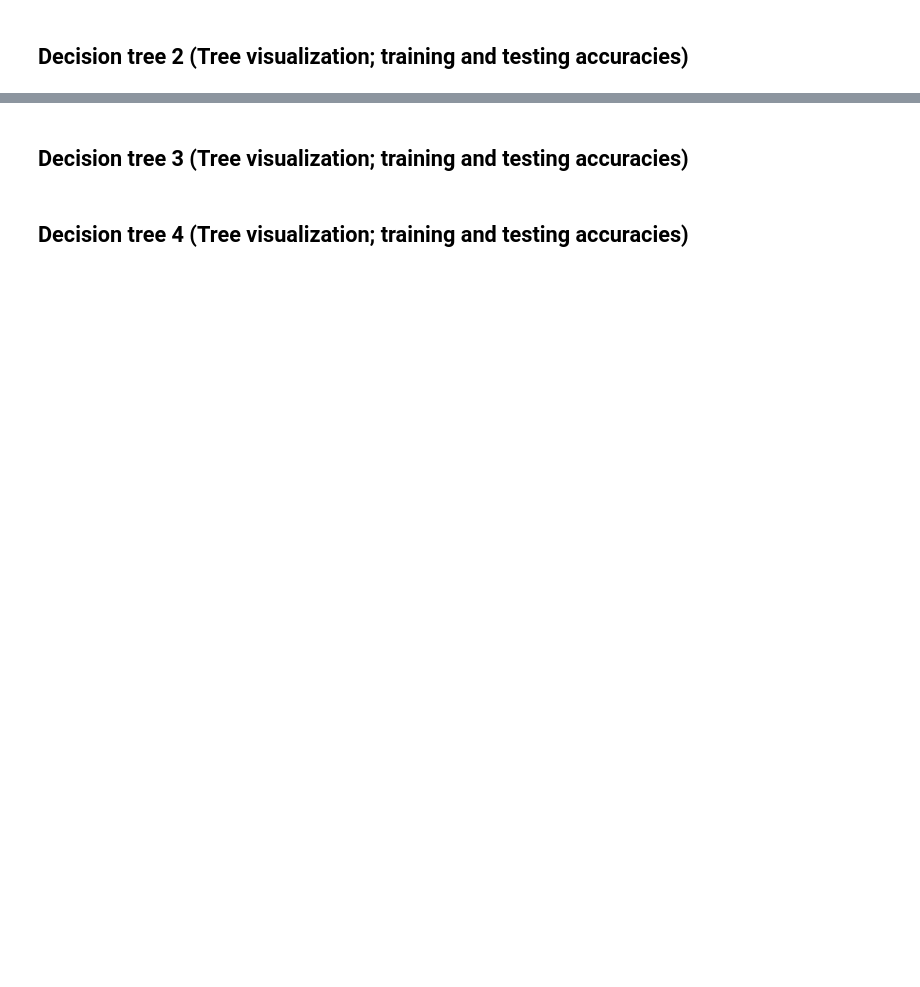
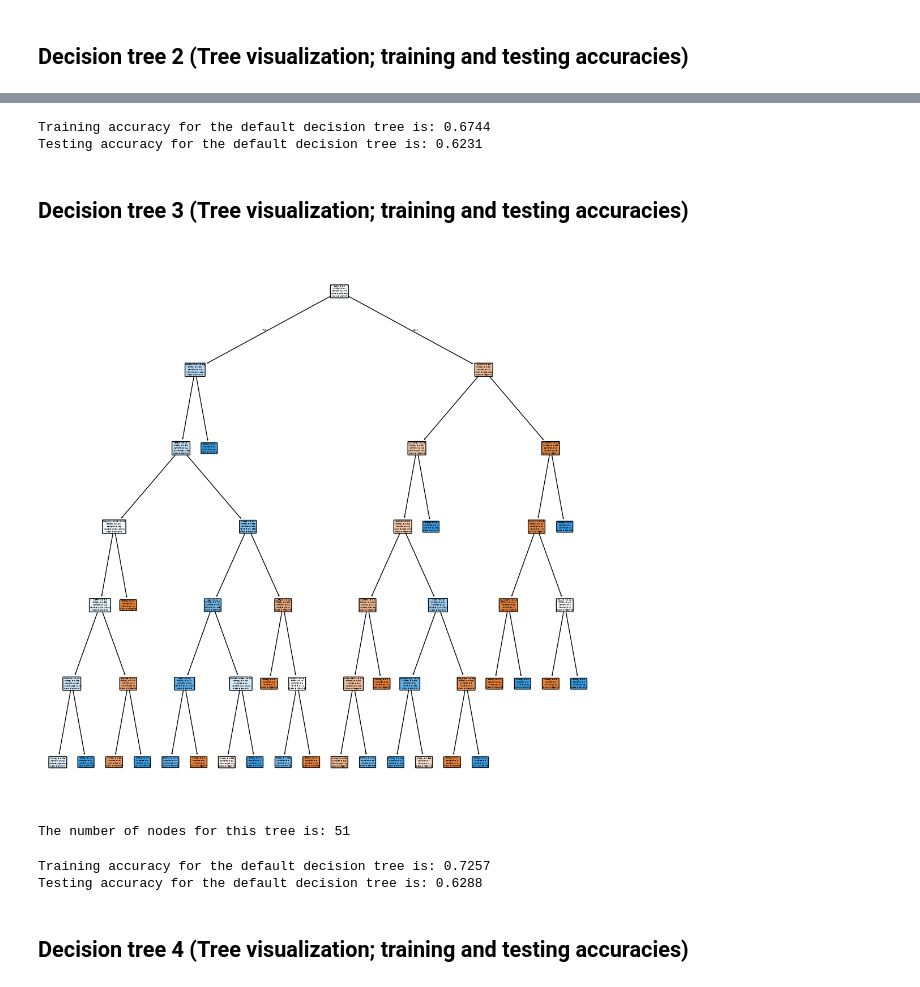
Before and after one commit to sabrinali11/comm4259-work, a Jupyter notebook: assignment_01/Assignment_01-Decision_Trees.ipynb, the cells around one changed output, grey strips where cells are left out. Drawn from its saved outputs; the diff is of its cells as text; code cells hidden in the pictures; blank space fills up the shorter version.

```diff
--- a/assignment_01/Assignment_01-Decision_Trees.ipynb
+++ b/assignment_01/Assignment_01-Decision_Trees.ipynb
@@ -88,4 +163,36 @@ print(sklearn.__version__)
+# %%
+# Calculate training accuracy
+y_pred_train = tree2.predict(X_train)
+print(f"Training accuracy for the default decision tree is: {accuracy_score(y_train, y_pred_train):.4f}")
+
+# Calculate testing accuracy
+y_pred_test = tree2.predict(X_test)
+print(f"Testing accuracy for the default decision tree is: {accuracy_score(y_test, y_pred_test):.4f}")
+# %% [output]
+Training accuracy for the default decision tree is: 0.6744
+Testing accuracy for the default decision tree is: 0.6231
 # %% [markdown]
 ## Decision tree 3 (Tree visualization; training and testing accuracies)
+# %%
+tree3 = DecisionTreeClassifier(criterion="entropy", random_state=1, min_impurity_decrease=0.002, max_depth=6)
+tree3 = tree3.fit(X_train,y_train)
+
+viz_tree_fig(tree3, X_train.columns, tree3.classes_, "tree3.pdf")
+print(f"The number of nodes for this tree is: {tree3.tree_.node_count}")
+# %% [output]
+[figure, added]
+The number of nodes for this tree is: 51
+# %%
+
+# Calculate training accuracy
+y_pred_train = tree3.predict(X_train)
+print(f"Training accuracy for the default decision tree is: {accuracy_score(y_train, y_pred_train):.4f}")
+
+# Calculate testing accuracy
+y_pred_test = tree3.predict(X_test)
+print(f"Testing accuracy for the default decision tree is: {accuracy_score(y_test, y_pred_test):.4f}")
+# %% [output]
+Training accuracy for the default decision tree is: 0.7257
+Testing accuracy for the default decision tree is: 0.6288
 # %% [markdown]
 ## Decision tree 4 (Tree visualization; training and testing accuracies)
```
Also changed, not shown: parts of 21 cells of this notebook, 16 other files.
